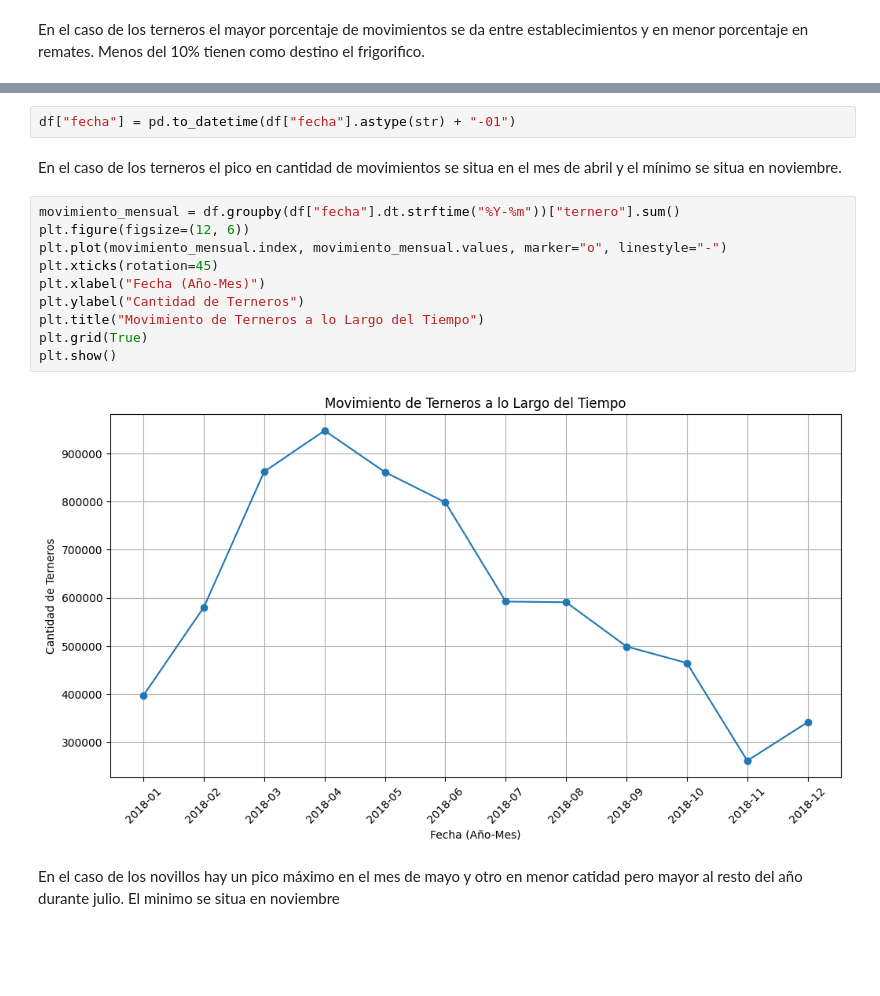
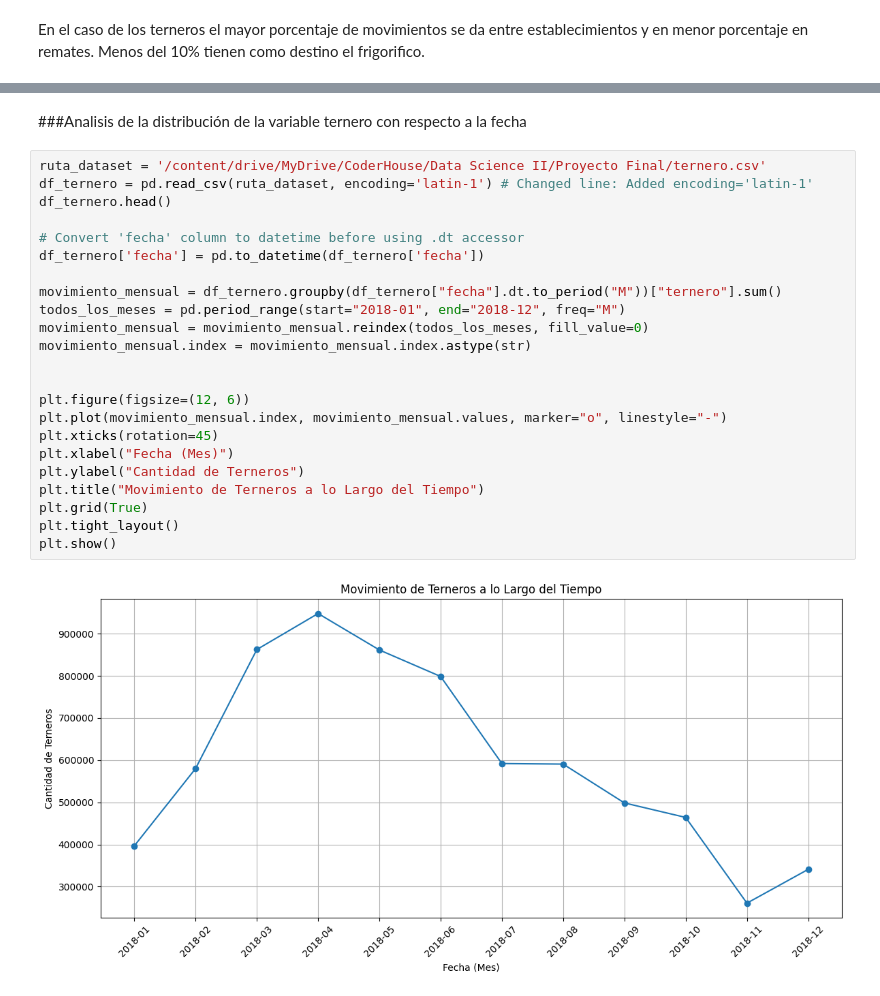
Before and after one commit to Camila20197/Futura-Ganadera, a Jupyter notebook: Primera_Entrega_Durand_Camila_Ayelen.ipynb, the cells around one changed output, grey strips where cells are left out. Drawn from its saved outputs; the diff is of its cells as text; blank space fills up the shorter version.

Commit message:
Se crearon los dataset: novillo, novillito y ternero para un mejor estudio de cada uno y se actualizo la parte de analisis univariado

```diff
--- a/Primera_Entrega_Durand_Camila_Ayelen.ipynb
+++ b/Primera_Entrega_Durand_Camila_Ayelen.ipynb
@@ -514,19 +865,27 @@ plt.show()
-# %%
-df["fecha"] = pd.to_datetime(df["fecha"].astype(str) + "-01")
-# %% [markdown]
-En el caso de los terneros el pico en cantidad de movimientos se situa en el mes de abril y el mínimo se situa en noviembre.
+# %% [markdown]
+###Analisis de la distribución de la variable ternero con respecto a la fecha
 # %%
-movimiento_mensual = df.groupby(df["fecha"].dt.strftime("%Y-%m"))["ternero"].sum()
+ruta_dataset = '/content/drive/MyDrive/CoderHouse/Data Science II/Proyecto Final/ternero.csv'
+df_ternero = pd.read_csv(ruta_dataset, encoding='latin-1') # Changed line: Added encoding='latin-1'
+df_ternero.head()
+
+# Convert 'fecha' column to datetime before using .dt accessor
+df_ternero['fecha'] = pd.to_datetime(df_ternero['fecha'])
+
+movimiento_mensual = df_ternero.groupby(df_ternero["fecha"].dt.to_period("M"))["ternero"].sum()
+todos_los_meses = pd.period_range(start="2018-01", end="2018-12", freq="M")
+movimiento_mensual = movimiento_mensual.reindex(todos_los_meses, fill_value=0)
+movimiento_mensual.index = movimiento_mensual.index.astype(str)
+
+
 plt.figure(figsize=(12, 6))
 plt.plot(movimiento_mensual.index, movimiento_mensual.values, marker="o", linestyle="-")
 plt.xticks(rotation=45)
-plt.xlabel("Fecha (Año-Mes)")
+plt.xlabel("Fecha (Mes)")
 plt.ylabel("Cantidad de Terneros")
 plt.title("Movimiento de Terneros a lo Largo del Tiempo")
 plt.grid(True)
+plt.tight_layout()
 plt.show()
 # %% [output]
-[figure, old version]
+[figure, new version]
-# %% [markdown]
-En el caso de los novillos hay un pico máximo en el mes de mayo y otro en menor catidad pero mayor al resto del año durante julio.
-El minimo se situa en noviembre
```
Also changed, not shown: parts of 128 cells of this notebook, 3 other files.
